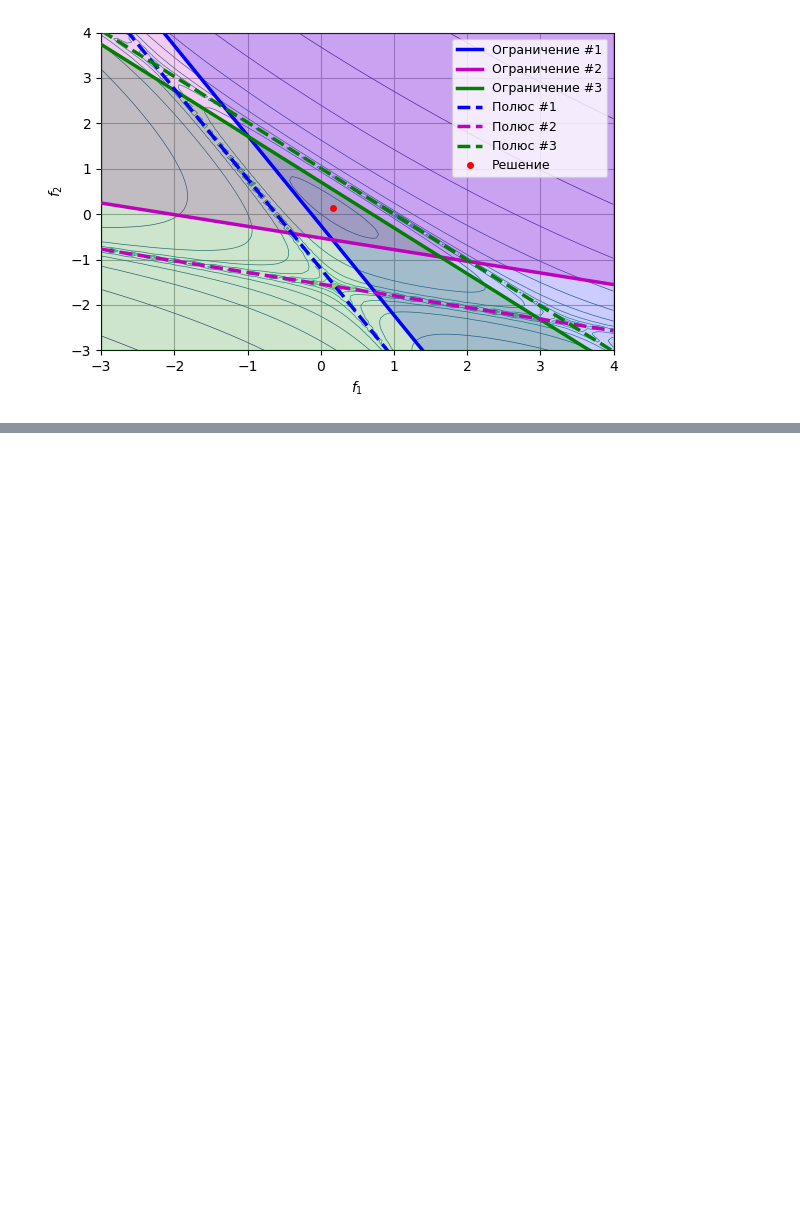
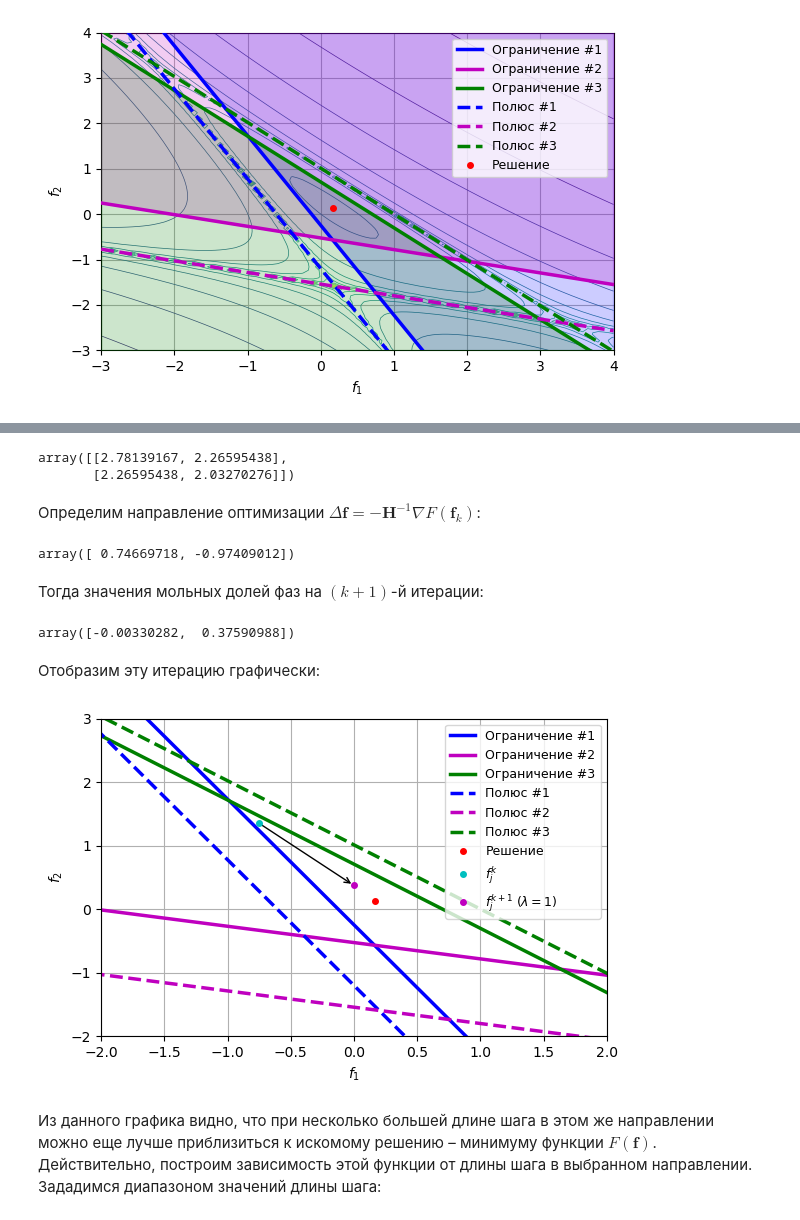
Before and after one commit to DanielSkorov/ReservoirSimulation, a Jupyter notebook: _build/jupyter_execute/1-PVT/3-SEC/SEC-4-RR-NP.ipynb, the cells around one changed output, grey strips where cells are left out. Saved outputs shown, nothing was run; the diff lists cells and outputs as text; code cells hidden in the pictures; blank space fills up the shorter version.

```diff
--- a/_build/jupyter_execute/1-PVT/3-SEC/SEC-4-RR-NP.ipynb
+++ b/_build/jupyter_execute/1-PVT/3-SEC/SEC-4-RR-NP.ipynb
@@ -272,0 +291,3 @@ ax1.grid(zorder=1)
+# %%
+dFj = Aji.dot(yi / ti)
+dFj
@@ -272,0 +298,46 @@ ax1.grid(zorder=1)
+# %%
+Pji = np.sqrt(yi) / ti * Aji
+Hjl = Pji.dot(Pji.T)
+Hjl
+# %% [output]
+array([[2.78139167, 2.26595438],
+       [2.26595438, 2.03270276]])
+# %% [markdown]
+Определим направление оптимизации $\Delta \mathbf{f} = -\mathbf{H}^{-1} \nabla F \left( \mathbf{f}_k \right)$:
+# %%
+dfj = -np.linalg.inv(Hjl).dot(dFj)
+dfj
+# %% [output]
+array([ 0.74669718, -0.97409012])
+# %% [markdown]
+Тогда значения мольных долей фаз на $\left( k + 1 \right)$-й итерации:
+# %%
+fjkp1 = fjk + dfj
+fjkp1
+# %% [output]
+array([-0.00330282,  0.37590988])
+# %% [markdown]
+Отобразим эту итерацию графически:
+# %%
+fig2, ax2 = plt.subplots(1, 1, figsize=(6., 4.), tight_layout=True)
+ax2.plot(f1, f2[0], lw=2.5, c='b', zorder=2, label='Ограничение #1')
+ax2.plot(f1, f2[1], lw=2.5, c='m', zorder=2, label='Ограничение #2')
+ax2.plot(f1, f2[2], lw=2.5, c='g', zorder=2, label='Ограничение #3')
+ax2.plot(p1, p2[0], ls='--', lw=2.5, c='b', zorder=2, label='Полюс #1')
+ax2.plot(p1, p2[1], ls='--', lw=2.5, c='m', zorder=2, label='Полюс #2')
+ax2.plot(p1, p2[2], ls='--', lw=2.5, c='g', zorder=2, label='Полюс #3')
+ax2.plot(0.162565, 0.125678, 'o', mec='r', mfc='r', ms=4., lw=0., zorder=4, label='Решение')
+ax2.plot(*fjk, 'o', mec='c', mfc='c', ms=4., lw=0., zorder=4, label='$f_j^k$')
+ax2.plot(*fjkp1, 'o', mec='m', mfc='m', ms=4., lw=0., zorder=4,
+         label=r'$f_j^{k+1}$ $\left(\lambda = 1\right)$')
+ax2.annotate('', fjk, fjkp1, arrowprops=dict(arrowstyle='<-'))
+ax2.set_xlabel('$f_1$')
+ax2.set_xlim(-2., 2.)
+ax2.set_ylabel('$f_2$')
+ax2.set_ylim(-2., 3.)
+ax2.legend(loc=1, fontsize=9)
+ax2.grid(zorder=1)
+# %% [output]
+[figure, added]
+# %% [markdown]
+Из данного графика видно, что при несколько большей длине шага в этом же направлении можно еще лучше приблизиться к искомому решению – минимуму функции $F \left( \mathbf{f} \right)$. Действительно, построим зависимость этой функции от длины шага в выбранном направлении. Зададимся диапазоном значений длины шага:
```
Also changed, not shown: parts of 21 cells of this notebook, 12 other files.
